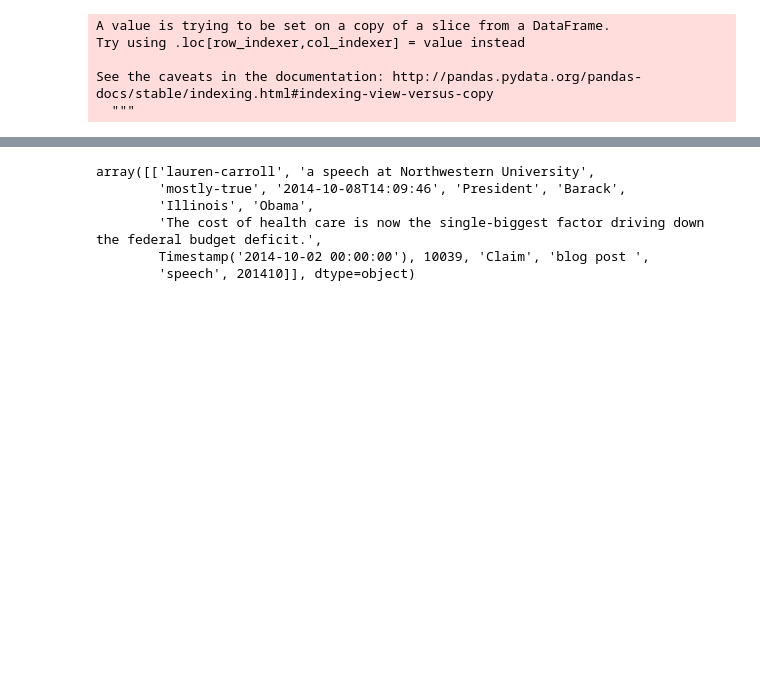
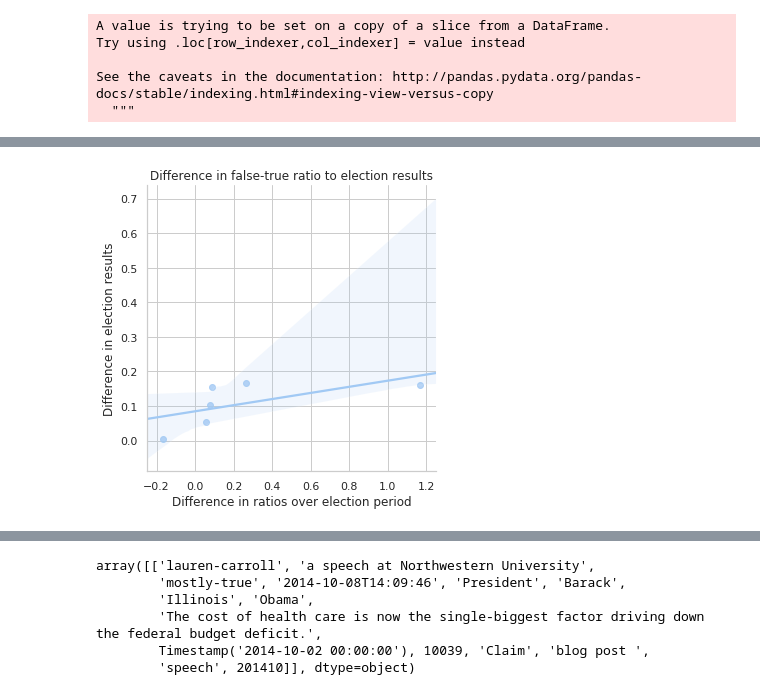
Before and after one commit to ExploringLies/lies-have-short-legs, a Jupyter notebook: notebooks/ElectionStuff.ipynb, the cells around one changed output, grey strips where cells are left out. Drawn from its saved outputs; the diff is of its cells as text; code cells hidden in the pictures; blank space fills up the shorter version.

```diff
--- a/notebooks/ElectionStuff.ipynb
+++ b/notebooks/ElectionStuff.ipynb
@@ -402,0 +394,24 @@ _t.loc[(_t['diff_votes_2012_2014'].notnull() | _t['diff_votes_2012_2016'].notnul
+# %%
+_f = _t.loc[votes_idx & statement_idx, sorted([c for c in _t.columns if c.startswith('diff_votes') or c.startswith('ratio_')] + ['candidate_name'])]
+
+_f['diff_ratio_2012_2014'] = _f['ratio_false_true_statements_2010_2012'] - _f['ratio_false_true_statements_2012_2014']
+_f['diff_ratio_2012_2016'] = _f['ratio_false_true_statements_2008_2012'] - _f['ratio_false_true_statements_2012_2016']
+_f['diff_ratio_2014_2016'] = _f['ratio_false_true_statements_2012_2014'] - _f['ratio_false_true_statements_2014_2016']
+
+_f = _f[[c for c in _f.columns if c.startswith('diff_ratio') or c.startswith('diff_votes')] + ['candidate_name']]
+# %%
+import matplotlib.pyplot as plt
+_ratios = _f.loc[_f.notnull().all(axis=1), [c for c in _f.columns if c.startswith('diff_ratio')]].values.reshape(-1)
+_votes = _f.loc[_f.notnull().all(axis=1), [c for c in _f.columns if c.startswith('diff_votes')]].values.reshape(-1)
+
+_d = pd.DataFrame([_ratios, _votes]).T
+_d.columns = ['ratio', 'votes']
+
+sns.lmplot(x='ratio', y='votes', data=_d)
+plt.xlabel('Difference in ratios over election period')
+plt.ylabel('Difference in election results')
+plt.title('Difference in false-true ratio to election results')
+plt.tight_layout()
+plt.savefig('../docs/images/difference_false_true_ratio_to_election_results.png')
+# %% [output]
+[figure, added]
```
Also changed, not shown: parts of 20 cells of this notebook, 4 other files.
